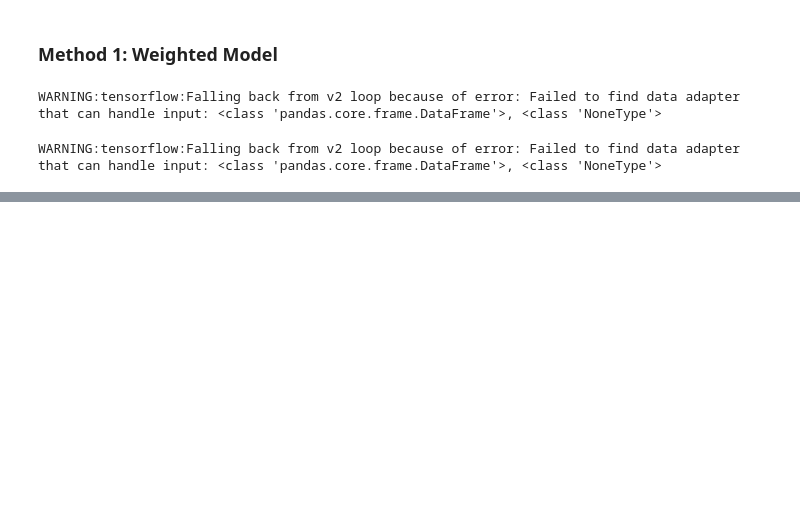
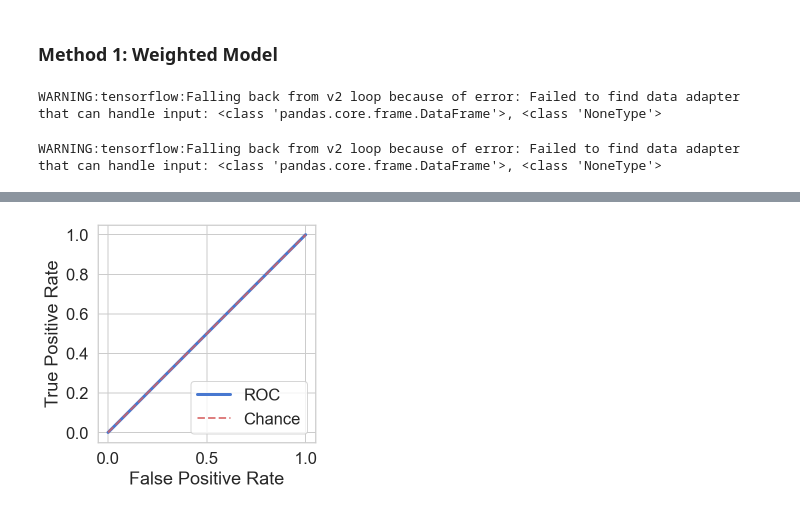
Before and after one commit to anujdubey1996/Credit-Card-Fraud-Detection-Kaggle-Handling-Class-Imbalance, a Jupyter notebook: src/Credit Card Fraud Detection - Handling Class Imbalance.ipynb, the cells around one changed output, grey strips where cells are left out. Drawn from its saved outputs; the diff is of its cells as text; code cells hidden in the pictures; blank space fills up the shorter version.

```diff
--- a/src/Credit Card Fraud Detection - Handling Class Imbalance.ipynb
+++ b/src/Credit Card Fraud Detection - Handling Class Imbalance.ipynb
@@ -149,0 +185,2 @@ f1 score: 0.0029504741833508955
+# %%
+model_oversampling = mg.build_model(upsampled.drop([config.LABEL_COLUMN], axis = 1), metrics=config.METRICS)
@@ -149,0 +191,2 @@ f1 score: 0.0029504741833508955
+# %%
+model_pred = model_oversampling.predict(data.X_test, batch_size=config.BATCH_SIZE)
@@ -149,0 +199,4 @@ f1 score: 0.0029504741833508955
+# %%
+mv.plot_roc(data.y_test, model_pred)
+# %% [output]
+[figure, added]
```
Also changed, not shown: parts of 23 cells of this notebook.
